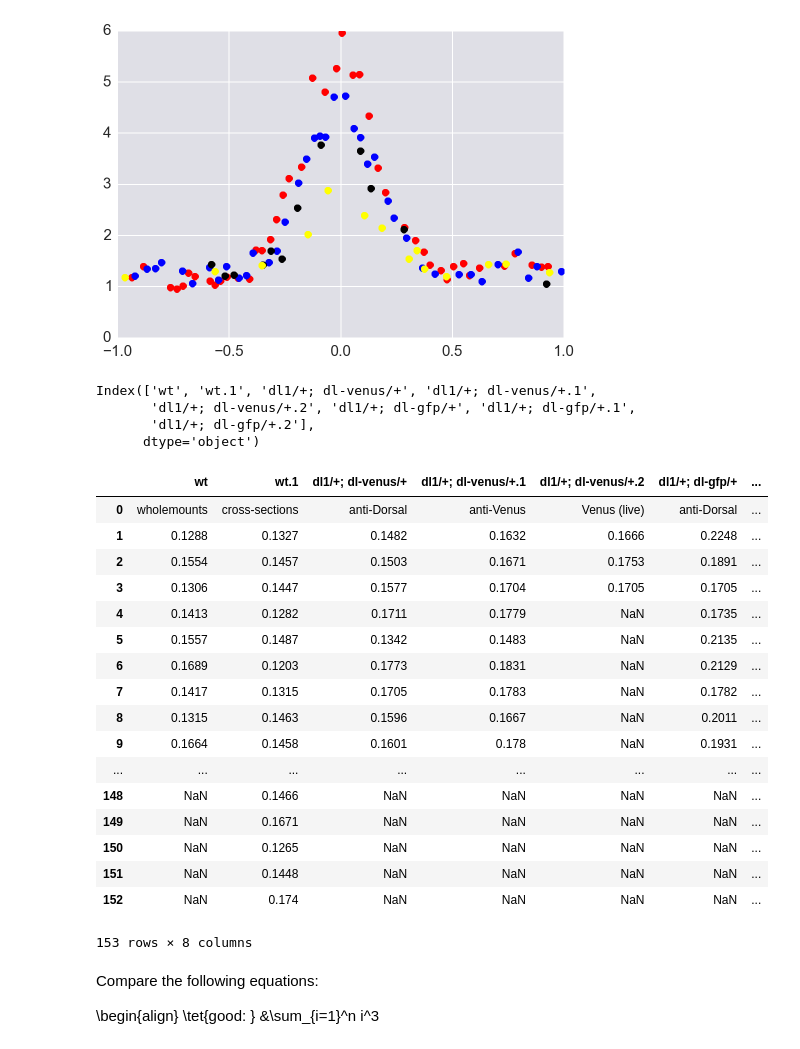
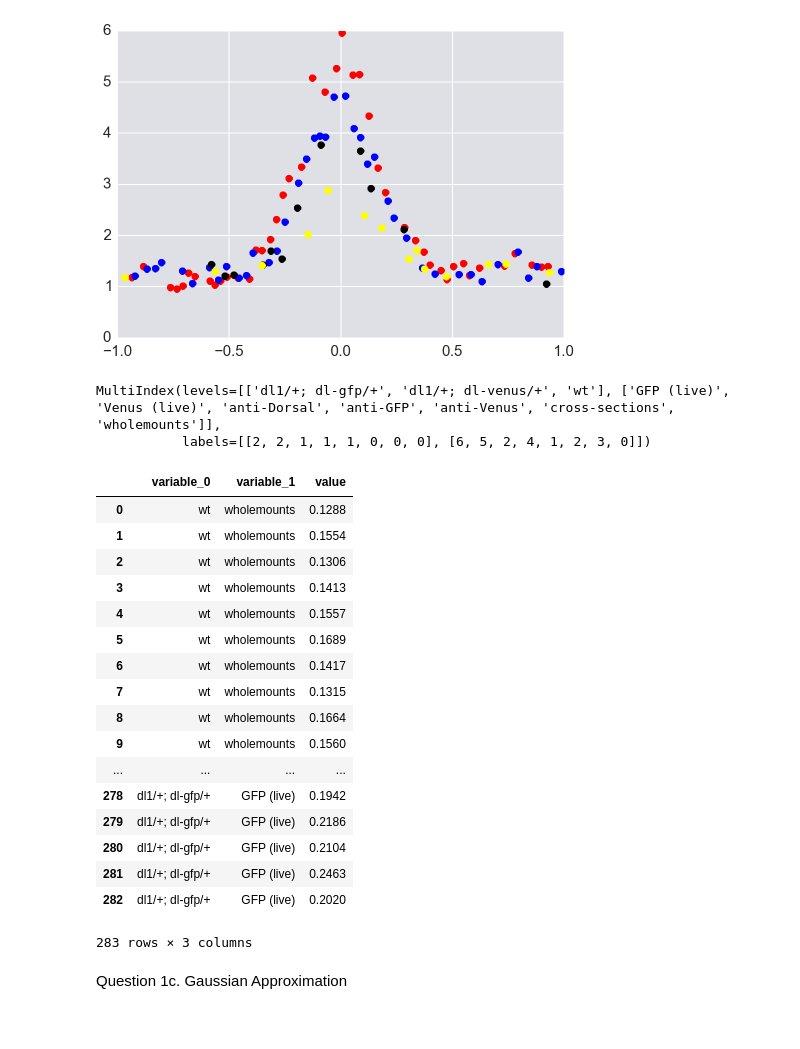
Before and after one commit to shashank-gandhi/DataAnalysisHomeworkRepository, a Jupyter notebook: Homework3/Shashank.ipynb, the cells around one changed output. Saved outputs shown, nothing was run; the diff lists cells and outputs as text; code cells hidden in the pictures.

```diff
--- a/Homework3/Shashank.ipynb
+++ b/Homework3/Shashank.ipynb
@@ -47,37 +47,32 @@ plt.plot(TidyData[TidyData["NC"]==11]["DVCoordinate"],TidyData[TidyData["NC"]==1
 [<matplotlib.lines.Line2D at 0x...>]
 [figure]
 # %%
-secondDf=pd.read_csv("data/reeves_et_al/reeves_gradient_width_various_methods.csv", comment="#", )
+secondDf=pd.read_csv("data/reeves_et_al/reeves_gradient_width_various_methods.csv", comment="#", header=[0,1])
 # %%
 secondDf.columns
 # %% [output]
-Index(['wt', 'wt.1', 'dl1/+; dl-venus/+', 'dl1/+; dl-venus/+.1',
-       'dl1/+; dl-venus/+.2', 'dl1/+; dl-gfp/+', 'dl1/+; dl-gfp/+.1',
-       'dl1/+; dl-gfp/+.2'],
-      dtype='object')
+MultiIndex(levels=[['dl1/+; dl-gfp/+', 'dl1/+; dl-venus/+', 'wt'], ['GFP (live)', 'Venus (live)', 'anti-Dorsal', 'anti-GFP', 'anti-Venus', 'cross-sections', 'wholemounts']],
+           labels=[[2, 2, 1, 1, 1, 0, 0, 0], [6, 5, 2, 4, 1, 2, 3, 0]])
-# %%
-secondDf
-# %% [output]
-|  | wt | wt.1 | dl1/+; dl-venus/+ | dl1/+; dl-venus/+.1 | dl1/+; dl-venus/+.2 | dl1/+; dl-gfp/+ | ... |
-| 0 | wholemounts | cross-sections | anti-Dorsal | anti-Venus | Venus (live) | anti-Dorsal | ... |
-| 1 | 0.1288 | 0.1327 | 0.1482 | 0.1632 | 0.1666 | 0.2248 | ... |
-| 2 | 0.1554 | 0.1457 | 0.1503 | 0.1671 | 0.1753 | 0.1891 | ... |
-| 3 | 0.1306 | 0.1447 | 0.1577 | 0.1704 | 0.1705 | 0.1705 | ... |
-| 4 | 0.1413 | 0.1282 | 0.1711 | 0.1779 | NaN | 0.1735 | ... |
-| 5 | 0.1557 | 0.1487 | 0.1342 | 0.1483 | NaN | 0.2135 | ... |
-| 6 | 0.1689 | 0.1203 | 0.1773 | 0.1831 | NaN | 0.2129 | ... |
-| 7 | 0.1417 | 0.1315 | 0.1705 | 0.1783 | NaN | 0.1782 | ... |
-| 8 | 0.1315 | 0.1463 | 0.1596 | 0.1667 | NaN | 0.2011 | ... |
-| 9 | 0.1664 | 0.1458 | 0.1601 | 0.178 | NaN | 0.1931 | ... |
-| ... | ... | ... | ... | ... | ... | ... | ... |
-| 148 | NaN | 0.1466 | NaN | NaN | NaN | NaN | ... |
-| 149 | NaN | 0.1671 | NaN | NaN | NaN | NaN | ... |
-| 150 | NaN | 0.1265 | NaN | NaN | NaN | NaN | ... |
-| 151 | NaN | 0.1448 | NaN | NaN | NaN | NaN | ... |
-| 152 | NaN | 0.174 | NaN | NaN | NaN | NaN | ... |
-153 rows × 8 columns
-# %% [markdown]
-Compare the following equations:
-
-\begin{align}
-\tet{good: } &\sum_{i=1}^n i^3
+# %%
+pd.melt(secondDf).dropna().reset_index(drop=True)
+# %% [output]
+|  | variable_0 | variable_1 | value |
+| 0 | wt | wholemounts | 0.1288 |
+| 1 | wt | wholemounts | 0.1554 |
+| 2 | wt | wholemounts | 0.1306 |
+| 3 | wt | wholemounts | 0.1413 |
+| 4 | wt | wholemounts | 0.1557 |
+| 5 | wt | wholemounts | 0.1689 |
+| 6 | wt | wholemounts | 0.1417 |
+| 7 | wt | wholemounts | 0.1315 |
+| 8 | wt | wholemounts | 0.1664 |
+| 9 | wt | wholemounts | 0.1560 |
+| ... | ... | ... | ... |
+| 278 | dl1/+; dl-gfp/+ | GFP (live) | 0.1942 |
+| 279 | dl1/+; dl-gfp/+ | GFP (live) | 0.2186 |
+| 280 | dl1/+; dl-gfp/+ | GFP (live) | 0.2104 |
+| 281 | dl1/+; dl-gfp/+ | GFP (live) | 0.2463 |
+| 282 | dl1/+; dl-gfp/+ | GFP (live) | 0.2020 |
+283 rows × 3 columns
+# %% [markdown]
+Question 1c. Gaussian Approximation
```
Also changed, not shown: parts of 1 cell of this notebook.
